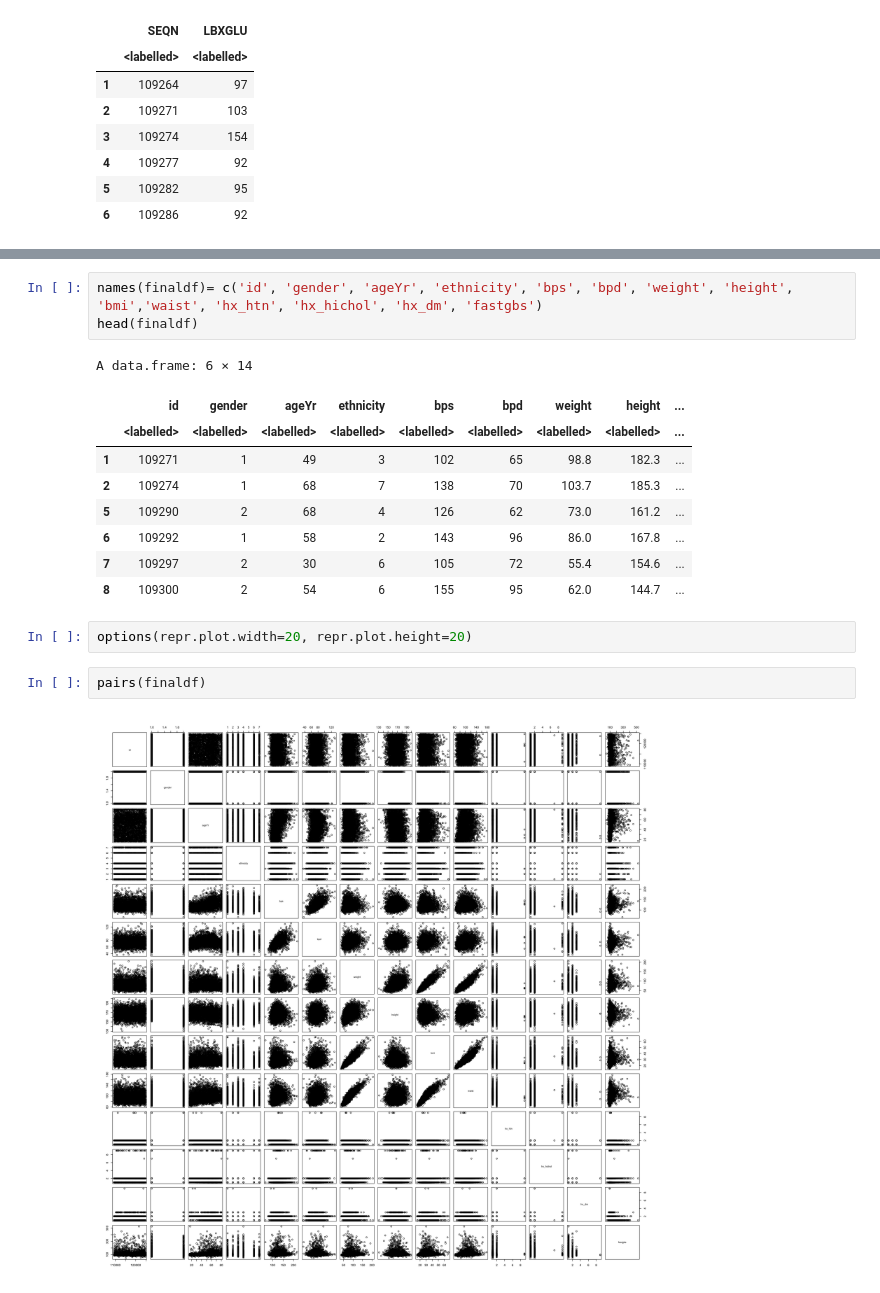
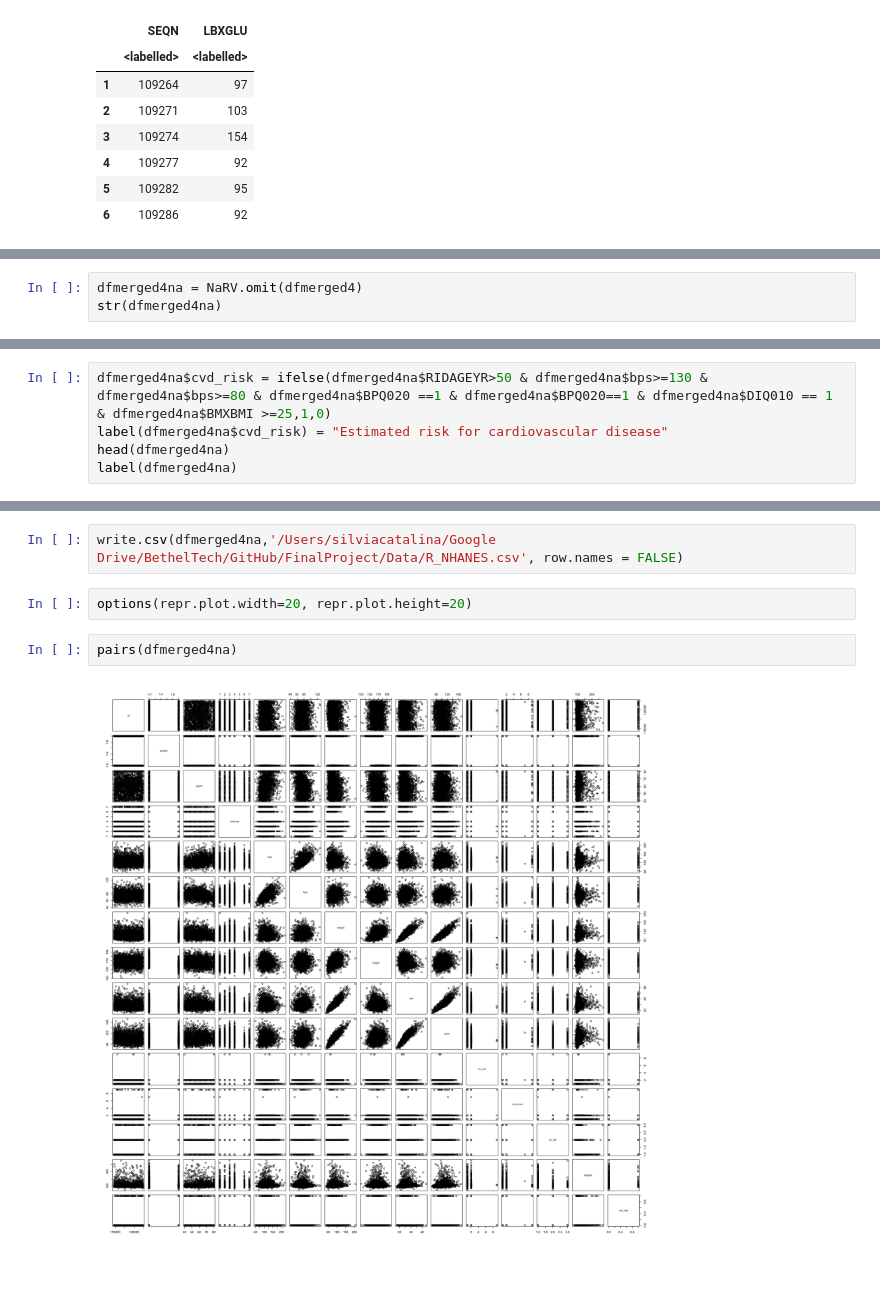
Before and after one commit to sccatalina/FinalProject, a Jupyter notebook: NHANESxpt.R.ipynb, the cells around one changed output, grey strips where cells are left out. Drawn from its saved outputs; the diff is of its cells as text.

Commit message:
added cvd estimate

```diff
--- a/NHANESxpt.R.ipynb
+++ b/NHANESxpt.R.ipynb
@@ -388,0 +417,3 @@ A data.frame: 6 × 14
+# %%
+dfmerged4na = NaRV.omit(dfmerged4)
+str(dfmerged4na)
@@ -388,0 +438,5 @@ A data.frame: 6 × 14
+# %%
+dfmerged4na$cvd_risk = ifelse(dfmerged4na$RIDAGEYR>50 & dfmerged4na$bps>=130 & dfmerged4na$bps>=80 & dfmerged4na$BPQ020 ==1 & dfmerged4na$BPQ020==1 & dfmerged4na$DIQ010 == 1 & dfmerged4na$BMXBMI >=25,1,0)
+label(dfmerged4na$cvd_risk) = "Estimated risk for cardiovascular disease"
+head(dfmerged4na)
+label(dfmerged4na)
@@ -430,19 +523,8 @@ str(finaldf)
-# %%
-names(finaldf)= c('id', 'gender', 'ageYr', 'ethnicity', 'bps', 'bpd', 'weight', 'height', 'bmi','waist', 'hx_htn', 'hx_hichol', 'hx_dm', 'fastgbs')
-head(finaldf)
-# %% [output]
-A data.frame: 6 × 14
-|  | id | gender | ageYr | ethnicity | bps | bpd | weight | height | ... |
-|  | <labelled> | <labelled> | <labelled> | <labelled> | <labelled> | <labelled> | <labelled> | <labelled> | ... |
-| 1 | 109271 | 1 | 49 | 3 | 102 | 65 | 98.8 | 182.3 | ... |
-| 2 | 109274 | 1 | 68 | 7 | 138 | 70 | 103.7 | 185.3 | ... |
-| 5 | 109290 | 2 | 68 | 4 | 126 | 62 | 73.0 | 161.2 | ... |
-| 6 | 109292 | 1 | 58 | 2 | 143 | 96 | 86.0 | 167.8 | ... |
-| 7 | 109297 | 2 | 30 | 6 | 105 | 72 | 55.4 | 154.6 | ... |
-| 8 | 109300 | 2 | 54 | 6 | 155 | 95 | 62.0 | 144.7 | ... |
+# %%
+write.csv(dfmerged4na,'/Users/silviacatalina/Google Drive/BethelTech/GitHub/FinalProject/Data/R_NHANES.csv', row.names = FALSE)
 # %%
 options(repr.plot.width=20, repr.plot.height=20)
 # %%
-pairs(finaldf)
+pairs(dfmerged4na)
 # %% [output]
-[figure, old version]
+[figure, new version]
```
Also changed, not shown: parts of 25 cells of this notebook.
